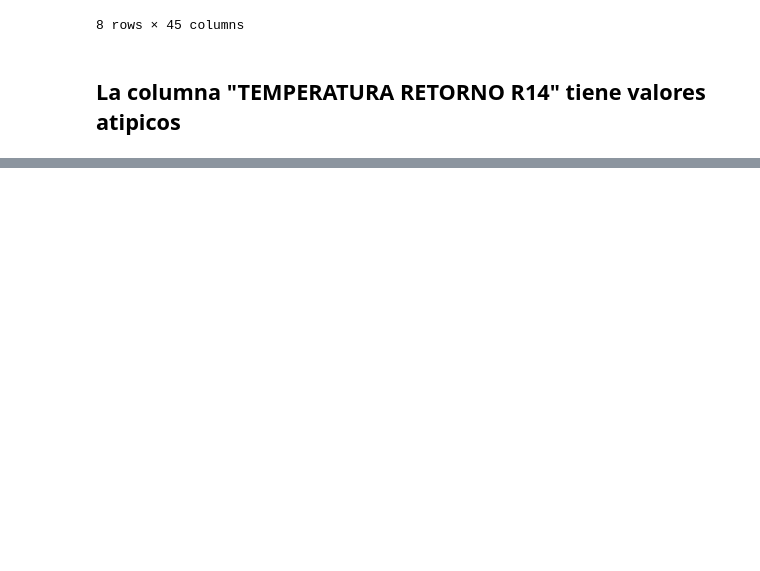
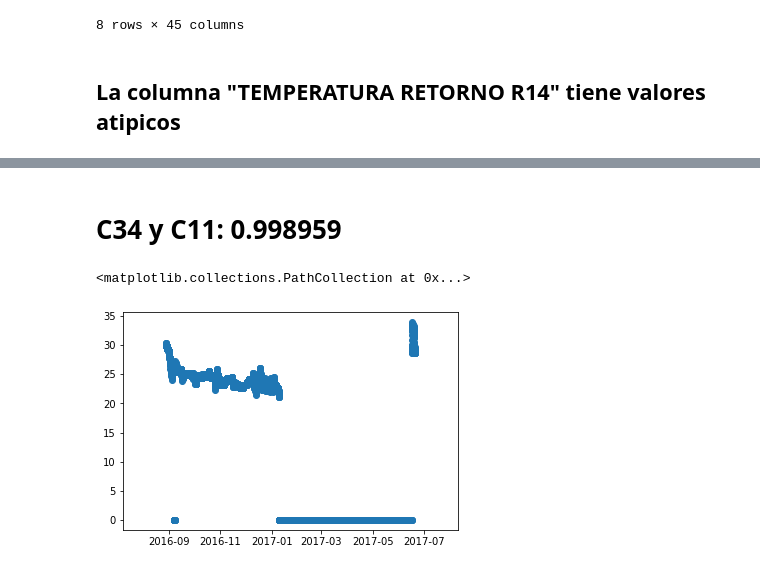
Before and after one commit to douglasag17/ML-SmartBuildings, a Jupyter notebook: PreparacionDeLosDatos/tem.ipynb, the cells around one changed output, grey strips where cells are left out. Drawn from its saved outputs; the diff is of its cells as text; code cells hidden in the pictures; blank space fills up the shorter version.

```diff
--- a/PreparacionDeLosDatos/tem.ipynb
+++ b/PreparacionDeLosDatos/tem.ipynb
@@ -105,0 +165,11 @@ To register the converters:
+# %% [markdown]
+# C34 y C11: 0.998959
+# %%
+ejeY = data["C34-TEMP RETORNO SALA DE DESCANSO DE ESTUDIOS"]
+ejeY = ejeY.to_numpy()
+x = ejeX
+y = ejeY
+plt.scatter(x, y)
+# %% [output]
+<matplotlib.collections.PathCollection at 0x...>
+[figure, added]
```
Also changed, not shown: parts of 7 cells of this notebook, 1 other file.
